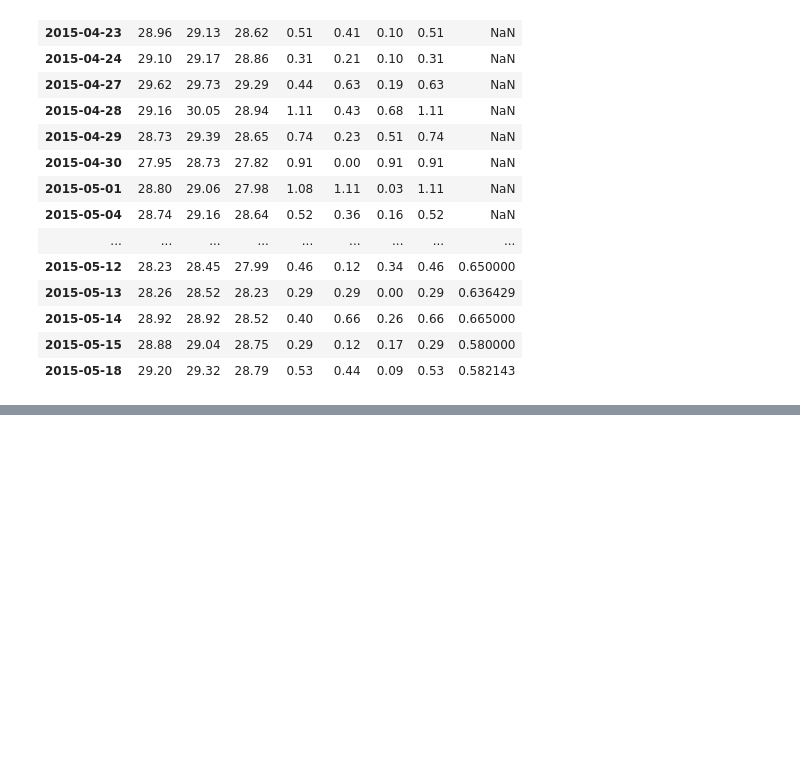
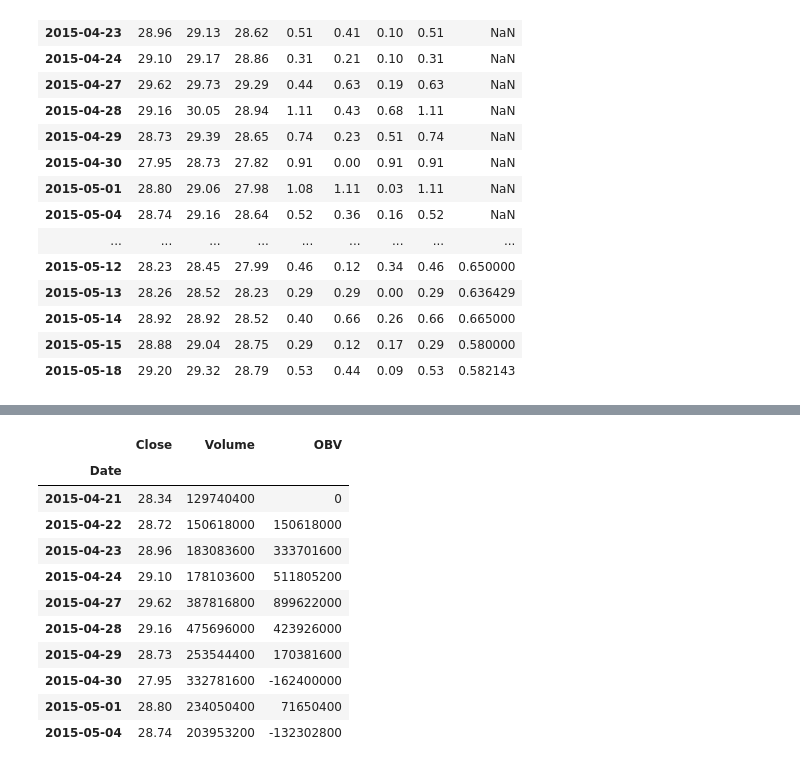
Before and after one commit to shaliniscode/stock_analysis, a Jupyter notebook: technical_indicator_analysis.ipynb, the cells around one changed output, grey strips where cells are left out. Saved outputs shown, nothing was run; the diff lists cells and outputs as text; code cells hidden in the pictures; blank space fills up the shorter version.

Commit message:
on balance volume code added

```diff
--- a/technical_indicator_analysis.ipynb
+++ b/technical_indicator_analysis.ipynb
@@ -473,0 +486,3 @@ fig.show()
+# %%
+df_obv = pd.DataFrame(data[['Close', 'Volume']])
+df_obv.head()
@@ -473,0 +501,30 @@ fig.show()
+# %%
+
+obv = []
+obv.append(0)
+for i in range(1,len(df_obv)):
+    if df_obv.Close[i] > df_obv.Close[i-1]:
+        obv.append(obv[-1] + df_obv.Volume[i])
+    elif df_obv.Close[i] < df_obv.Close[i-1]:
+        obv.append(obv[-1] - df_obv.Volume[i])
+    else:
+        obv.append(df_obv.Volume[i])
+
+#print(obv)
+# %%
+df_obv['OBV'] = obv
+# %%
+df_obv.head(10)
+# %% [output]
+|  | Close | Volume | OBV |
+| Date |  |  |  |
+| 2015-04-21 | 28.34 | 129740400 | 0 |
+| 2015-04-22 | 28.72 | 150618000 | 150618000 |
+| 2015-04-23 | 28.96 | 183083600 | 333701600 |
+| 2015-04-24 | 29.10 | 178103600 | 511805200 |
+| 2015-04-27 | 29.62 | 387816800 | 899622000 |
+| 2015-04-28 | 29.16 | 475696000 | 423926000 |
+| 2015-04-29 | 28.73 | 253544400 | 170381600 |
+| 2015-04-30 | 27.95 | 332781600 | -162400000 |
+| 2015-05-01 | 28.80 | 234050400 | 71650400 |
+| 2015-05-04 | 28.74 | 203953200 | -132302800 |
```
Also changed, not shown: parts of 6 cells of this notebook.
